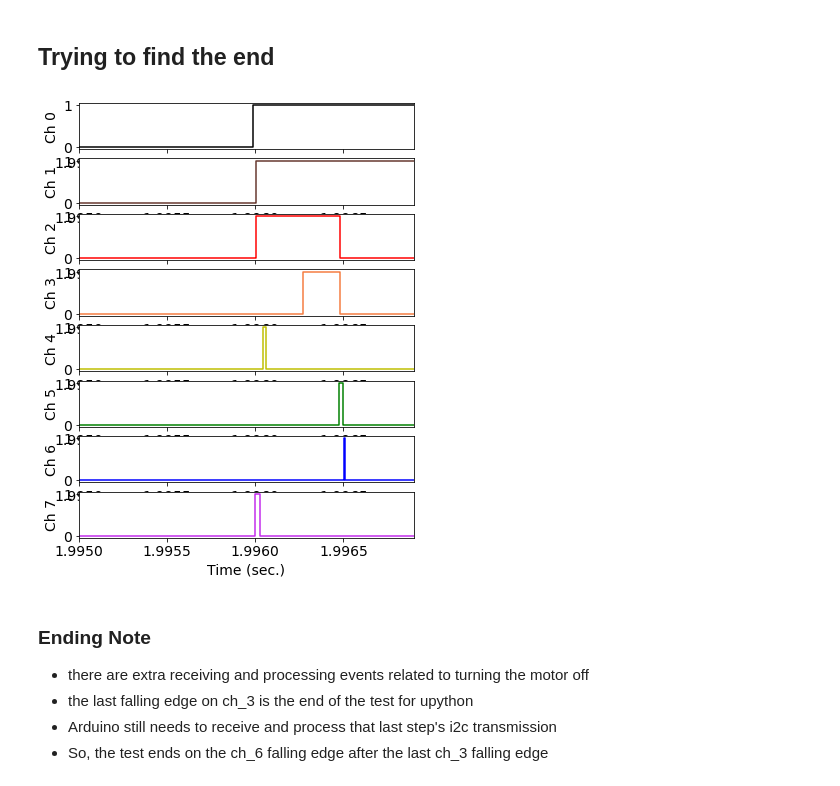
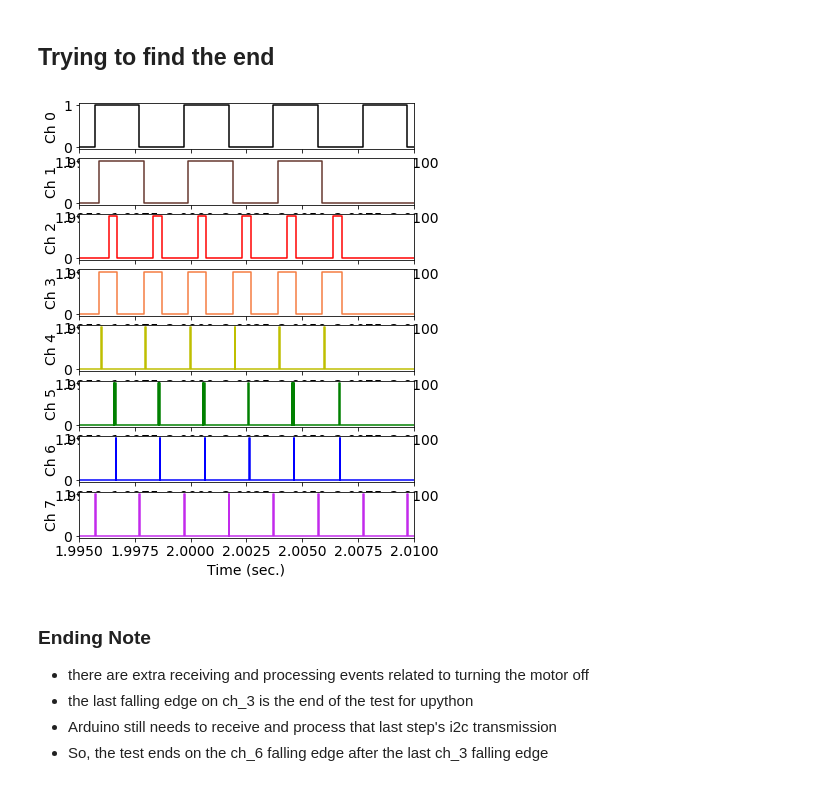
Before and after one commit to ryanGT/sabbatical_github, a Jupyter notebook: micropython/pyboard_vs_teensy_timing_tests/saleae_timing_data_analysis.ipynb, the cells around one changed output. Drawn from its saved outputs; the diff is of its cells as text; code cells hidden in the pictures.

```diff
--- a/micropython/pyboard_vs_teensy_timing_tests/saleae_timing_data_analysis.ipynb
+++ b/micropython/pyboard_vs_teensy_timing_tests/saleae_timing_data_analysis.ipynb
@@ -26,0 +32,7 @@ folders
+# %%
+folder_path = os.path.join("data",folder)
+# %%
+full_path = os.path.join(folder_path,"digital.csv")
+# %%
+fn = full_path
+fn
@@ -27,5 +41,5 @@ folders
 # %%
-fn = "data/teensy41_test_03/digital.csv"
+#fn = "data/teensy41_test_03/digital.csv"
 # %%
 #fn = "data/pyboard_test_05_with_Arduino_isrPin/digital.csv"
 # %%
@@ -63,9 +77,9 @@ mytest.plot()
 # %% [markdown]
 ## Trying to find the end
 # %%
-mytest.plot(xlim=[1.995,1.9969])
+mytest.plot(xlim=[1.995,2.01])
 # %% [output]
-[figure, old version]
+[figure, new version]
 # %% [markdown]
 ### Ending Note
 
```
Also changed, not shown: parts of 40 cells of this notebook, 5 other files.
